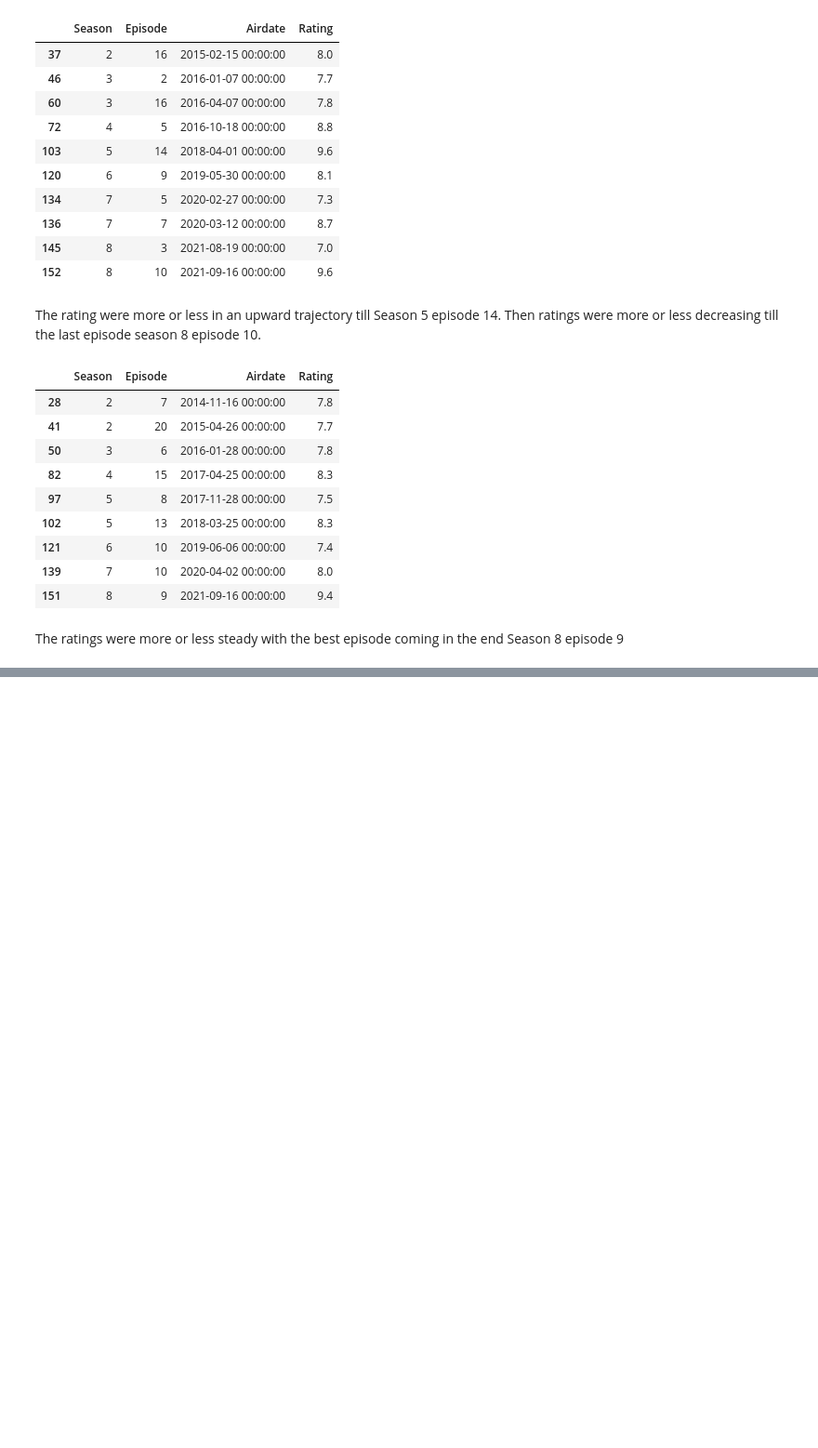
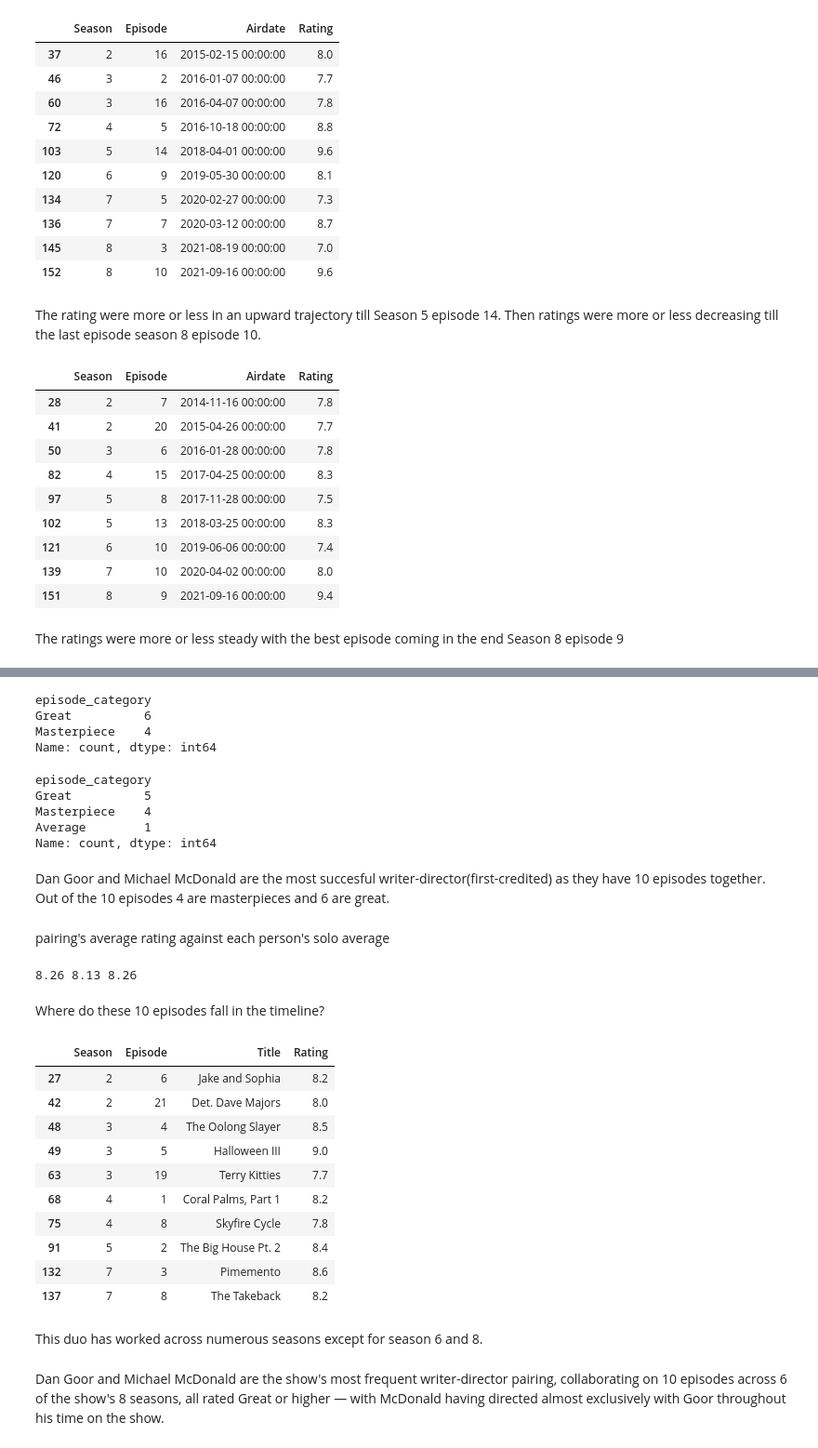
Before and after one commit to ishikabehera231096/brooklyn99-sql-analytics, a Jupyter notebook: notebook/brooklyn-nine-nine-analysis-with-crew.ipynb, the cells around one changed output, grey strips where cells are left out. Shown at 93% size. Cells and saved outputs as stored; diff of their text form; code cells hidden in the pictures; blank space fills up the shorter version.

```diff
--- a/notebook/brooklyn-nine-nine-analysis-with-crew.ipynb
+++ b/notebook/brooklyn-nine-nine-analysis-with-crew.ipynb
@@ -221,0 +287,50 @@ The ratings were more or less steady with the best episode coming in the end Sea
+# %%
+director_writer_pair = df[(df["Director_0"] == "Michael McDonald") & (df["Writer_0"] == "Dan Goor")]["episode_category"]
+director_writer_pair.value_counts()
+# %% [output]
+episode_category
+Great          6
+Masterpiece    4
+Name: count, dtype: int64
+# %%
+director_writer_pair = df[(df["Director_0"] == "Claire Scanlon") & (df["Writer_0"] == "Dan Goor")]["episode_category"]
+director_writer_pair.value_counts()
+# %% [output]
+episode_category
+Great          5
+Masterpiece    4
+Average        1
+Name: count, dtype: int64
+# %% [markdown]
+Dan Goor and Michael McDonald are the most succesful writer-director(first-credited) as they have 10 episodes together. Out of the 10 episodes 4 are masterpieces and 6 are great.
+# %% [markdown]
+pairing's average rating against each person's solo average
+# %%
+pairing_avg = df[(df["Writer_0"] == "Dan Goor") & (df["Director_0"] == "Michael McDonald")]["Rating"].mean().round(2)
+goor_solo_avg = df[df["Writer_0"] == "Dan Goor"]["Rating"].mean().round(2)
+mcdonald_solo_avg = df[df["Director_0"] == "Michael McDonald"]["Rating"].mean().round(2)
+
+print(pairing_avg, goor_solo_avg, mcdonald_solo_avg)
+# %% [output]
+8.26 8.13 8.26
+# %% [markdown]
+Where do these 10 episodes fall in the timeline?
+# %%
+pairing_df = df[(df["Writer_0"] == "Dan Goor") & (df["Director_0"] == "Michael McDonald")]
+pairing_df[["Season", "Episode", "Title", "Rating"]].sort_values(["Season", "Episode"])
+# %% [output]
+|  | Season | Episode | Title | Rating |
+| 27 | 2 | 6 | Jake and Sophia | 8.2 |
+| 42 | 2 | 21 | Det. Dave Majors | 8.0 |
+| 48 | 3 | 4 | The Oolong Slayer | 8.5 |
+| 49 | 3 | 5 | Halloween III | 9.0 |
+| 63 | 3 | 19 | Terry Kitties | 7.7 |
+| 68 | 4 | 1 | Coral Palms, Part 1 | 8.2 |
+| 75 | 4 | 8 | Skyfire Cycle | 7.8 |
+| 91 | 5 | 2 | The Big House Pt. 2 | 8.4 |
+| 132 | 7 | 3 | Pimemento | 8.6 |
+| 137 | 7 | 8 | The Takeback | 8.2 |
+# %% [markdown]
+This duo has worked across numerous seasons except for season 6 and 8.
+# %% [markdown]
+Dan Goor and Michael McDonald are the show's most frequent writer-director pairing, collaborating on 10 episodes across 6 of the show's 8 seasons, all rated Great or higher — with McDonald having directed almost exclusively with Goor throughout his time on the show.
```
Also changed, not shown: parts of 9 cells of this notebook.
